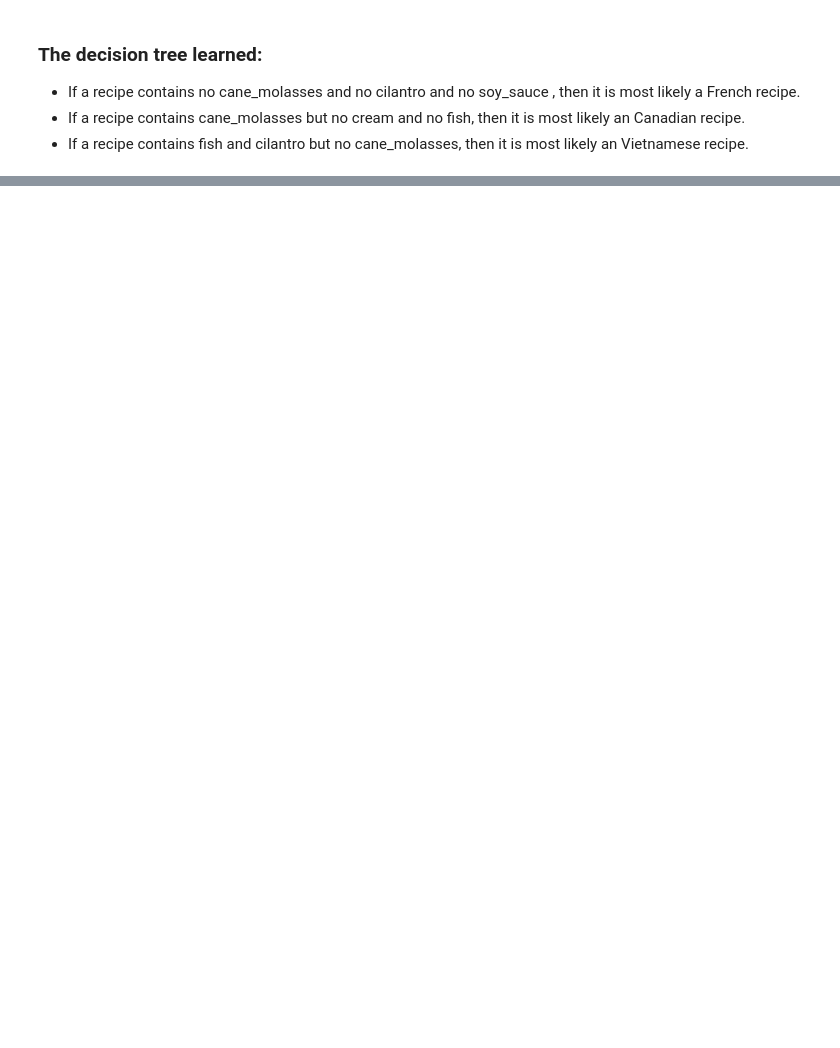
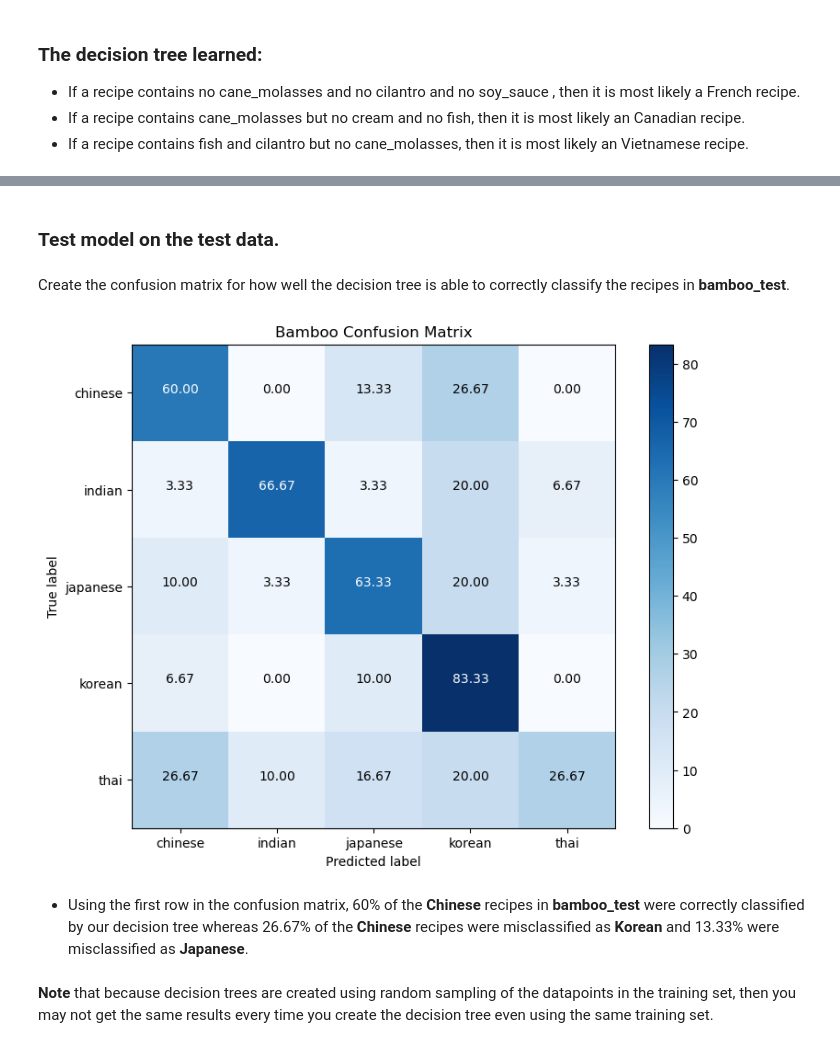
Before and after one commit to KienHoang91/DeterminingTheCuisine-DecisionTree, a Jupyter notebook: DataCollection.ipynb, the cells around one changed output, grey strips where cells are left out. Drawn from its saved outputs; the diff is of its cells as text; code cells hidden in the pictures; blank space fills up the shorter version.

Commit message:
Model Evaluation
Model Evaluation

```diff
--- a/DataCollection.ipynb
+++ b/DataCollection.ipynb
@@ -371,0 +389,2 @@ graphviz.Source(bamboo_tree_graph)
+# %%
+sample_n = 30 # set sample size
@@ -371,0 +410,6 @@ graphviz.Source(bamboo_tree_graph)
+# %%
+bamboo_test_index = bamboo.index.isin(bamboo_test.index)
+bamboo_train = bamboo[~bamboo_test_index]
+
+bamboo_train_ingredients = bamboo_train.iloc[:,1:] # ingredients
+bamboo_train_cuisines = bamboo_train["cuisine"] # corresponding cuisines or labels
@@ -371,0 +427,5 @@ graphviz.Source(bamboo_tree_graph)
+# %%
+bamboo_train_tree = tree.DecisionTreeClassifier(max_depth=15)
+bamboo_train_tree.fit(bamboo_train_ingredients, bamboo_train_cuisines)
+
+print("Decision tree model saved to bamboo_train_tree")
@@ -371,0 +453,42 @@ graphviz.Source(bamboo_tree_graph)
+# %% [markdown]
+### Test model on the test data.
+# %%
+bamboo_pred_cuisines = bamboo_train_tree.predict(bamboo_test_ingredients)
+# %% [markdown]
+Create the confusion matrix for how well the decision tree is able to correctly classify the recipes in **bamboo_test**.
+# %%
+test_cuisines = np.unique(bamboo_test_cuisines)
+bamboo_confusion_matrix = confusion_matrix(bamboo_test_cuisines, bamboo_pred_cuisines, labels = test_cuisines)
+title = 'Bamboo Confusion Matrix'
+cmap = plt.cm.Blues
+
+plt.figure(figsize=(8, 6))
+bamboo_confusion_matrix = (
+    bamboo_confusion_matrix.astype('float') / bamboo_confusion_matrix.sum(axis=1)[:, np.newaxis]
+    ) * 100
+
+plt.imshow(bamboo_confusion_matrix, interpolation='nearest', cmap=cmap)
+plt.title(title)
+plt.colorbar()
+tick_marks = np.arange(len(test_cuisines))
+plt.xticks(tick_marks, test_cuisines)
+plt.yticks(tick_marks, test_cuisines)
+
+fmt = '.2f'
+thresh = bamboo_confusion_matrix.max() / 2.
+for i, j in itertools.product(range(bamboo_confusion_matrix.shape[0]), range(bamboo_confusion_matrix.shape[1])):
+    plt.text(j, i, format(bamboo_confusion_matrix[i, j], fmt),
+             horizontalalignment="center",
+             color="white" if bamboo_confusion_matrix[i, j] > thresh else "black")
+
+plt.tight_layout()
+plt.ylabel('True label')
+plt.xlabel('Predicted label')
+
+plt.show()
+# %% [output]
+[figure, added]
+# %% [markdown]
+* Using the first row in the confusion matrix, 60% of the **Chinese** recipes in **bamboo_test** were correctly classified by our decision tree whereas 26.67% of the **Chinese** recipes were misclassified as **Korean** and 13.33% were misclassified as **Japanese**.
+# %% [markdown]
+**Note** that because decision trees are created using random sampling of the datapoints in the training set, then you may not get the same results every time you create the decision tree even using the same training set.
```
Also changed, not shown: parts of 12 cells of this notebook, 1 other file.
